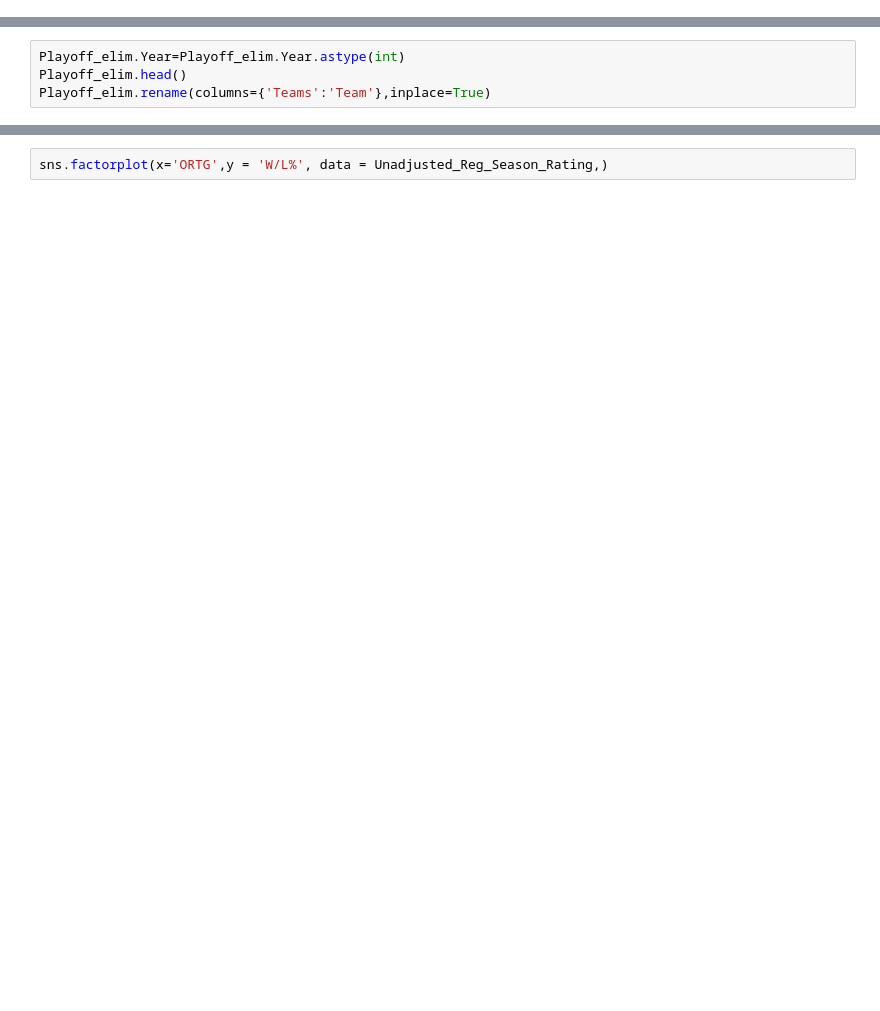
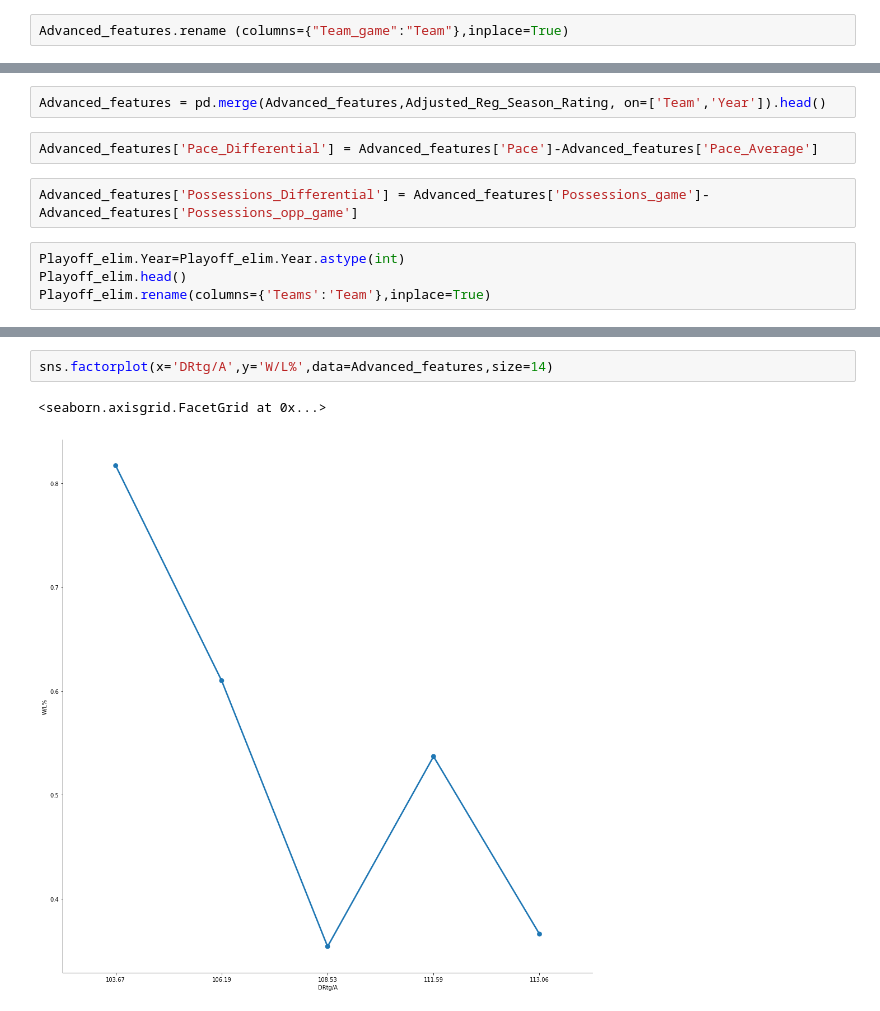
Before and after one commit to jon88cho/Basketball, a Jupyter notebook: Jonys_Commit.ipynb, the cells around one changed output, grey strips where cells are left out. Drawn from its saved outputs; the diff is of its cells as text; blank space fills up the shorter version.

```diff
--- a/Jonys_Commit.ipynb
+++ b/Jonys_Commit.ipynb
@@ -64,6 +55,14 @@ Advanced_features.head()
+# %%
+Advanced_features.rename (columns={"Team_game":"Team"},inplace=True)
 # %%
 Unadjusted_Reg_Season_Rating = Reg_Season_Rating.drop(columns = ['Conf','Div','W','L','MOV/A','ORtg/A','DRtg/A','NRtg/A'])
 Adjusted_Reg_Season_Rating=Reg_Season_Rating.drop(columns = ['Conf','Div','W','L','MOV','ORtg','DRtg','NRtg'])
+# %%
+Advanced_features = pd.merge(Advanced_features,Adjusted_Reg_Season_Rating, on=['Team','Year']).head()
+# %%
+Advanced_features['Pace_Differential'] = Advanced_features['Pace']-Advanced_features['Pace_Average']
+# %%
+Advanced_features['Possessions_Differential'] = Advanced_features['Possessions_game']-Advanced_features['Possessions_opp_game']
 # %%
 Playoff_elim.Year=Playoff_elim.Year.astype(int)
 Playoff_elim.head()
@@ -80,2 +82,5 @@ pd.merge(Unadjusted_Reg_Season_Rating,Playoff_elim, on=['Team','Year']).head()
 # %%
-sns.factorplot(x='ORTG',y = 'W/L%', data = Unadjusted_Reg_Season_Rating,)
+sns.factorplot(x='DRtg/A',y='W/L%',data=Advanced_features,size=14)
+# %% [output]
+<seaborn.axisgrid.FacetGrid at 0x...>
+[figure, added]
```
Also changed, not shown: parts of 7 cells of this notebook, 3 other files.
